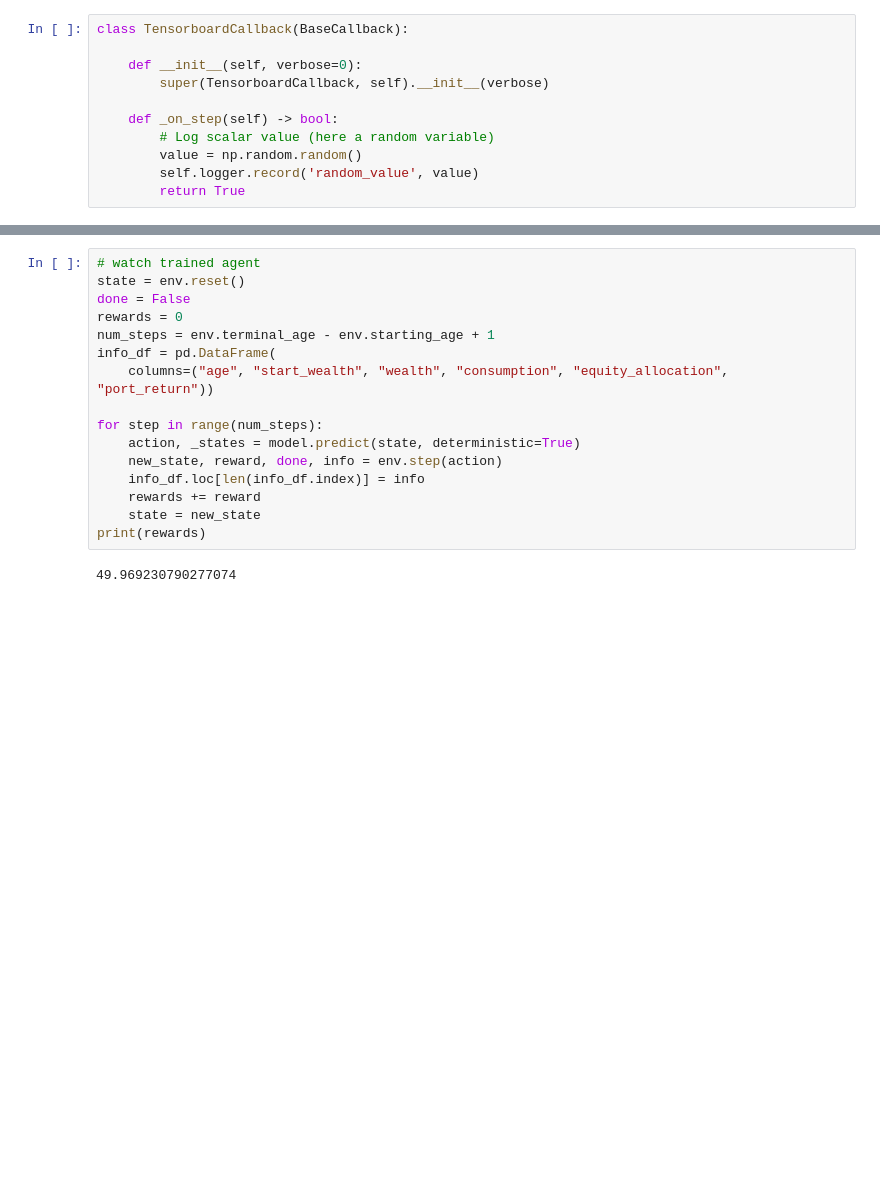
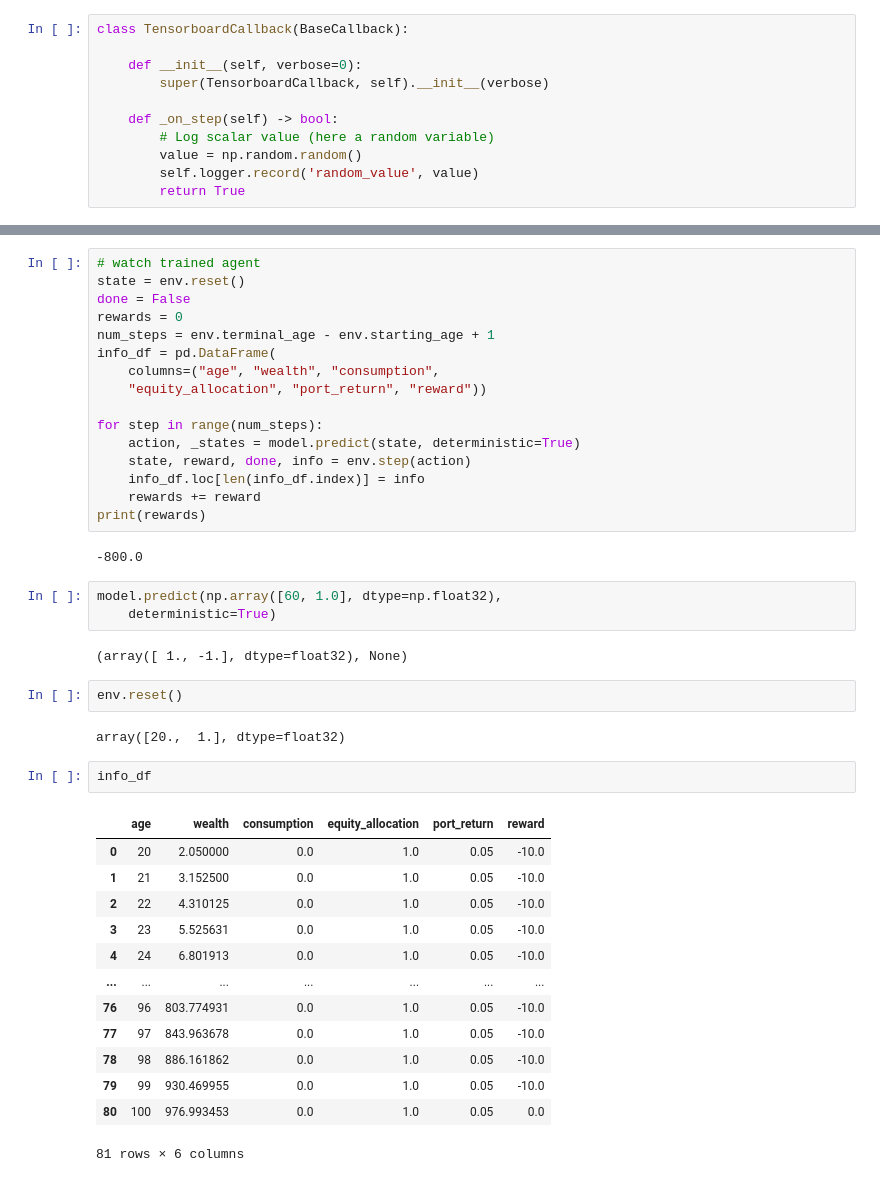
Before and after one commit to larloch10938/ucl_final_project, a Jupyter notebook: reinforcement/ppo_stable.ipynb, the cells around one changed output, grey strips where cells are left out. Drawn from its saved outputs; the diff is of its cells as text; blank space fills up the shorter version.

```diff
--- a/reinforcement/ppo_stable.ipynb
+++ b/reinforcement/ppo_stable.ipynb
@@ -62,17 +64,42 @@ done = False
 rewards = 0
 num_steps = env.terminal_age - env.starting_age + 1
 info_df = pd.DataFrame(
-    columns=("age", "start_wealth", "wealth", "consumption", "equity_allocation", "port_return"))
+    columns=("age", "wealth", "consumption",
+    "equity_allocation", "port_return", "reward"))
 
 for step in range(num_steps):
     action, _states = model.predict(state, deterministic=True)
-    new_state, reward, done, info = env.step(action)
+    state, reward, done, info = env.step(action)
     info_df.loc[len(info_df.index)] = info
     rewards += reward
-    state = new_state
 print(rewards)
 # %% [output]
-49.969230790277074
+-800.0
+# %%
+model.predict(np.array([60, 1.0], dtype=np.float32),
+    deterministic=True)
+# %% [output]
+(array([ 1., -1.], dtype=float32), None)
+# %%
+env.reset()
+# %% [output]
+array([20.,  1.], dtype=float32)
+# %%
+info_df
+# %% [output]
+|  | age | wealth | consumption | equity_allocation | port_return | reward |
+| 0 | 20 | 2.050000 | 0.0 | 1.0 | 0.05 | -10.0 |
+| 1 | 21 | 3.152500 | 0.0 | 1.0 | 0.05 | -10.0 |
+| 2 | 22 | 4.310125 | 0.0 | 1.0 | 0.05 | -10.0 |
+| 3 | 23 | 5.525631 | 0.0 | 1.0 | 0.05 | -10.0 |
+| 4 | 24 | 6.801913 | 0.0 | 1.0 | 0.05 | -10.0 |
+| ... | ... | ... | ... | ... | ... | ... |
+| 76 | 96 | 803.774931 | 0.0 | 1.0 | 0.05 | -10.0 |
+| 77 | 97 | 843.963678 | 0.0 | 1.0 | 0.05 | -10.0 |
+| 78 | 98 | 886.161862 | 0.0 | 1.0 | 0.05 | -10.0 |
+| 79 | 99 | 930.469955 | 0.0 | 1.0 | 0.05 | -10.0 |
+| 80 | 100 | 976.993453 | 0.0 | 1.0 | 0.05 | 0.0 |
+81 rows × 6 columns
 # %%
 import matplotlib.pyplot as plt
 
```
Also changed, not shown: parts of 3 cells of this notebook, 1 other file.
